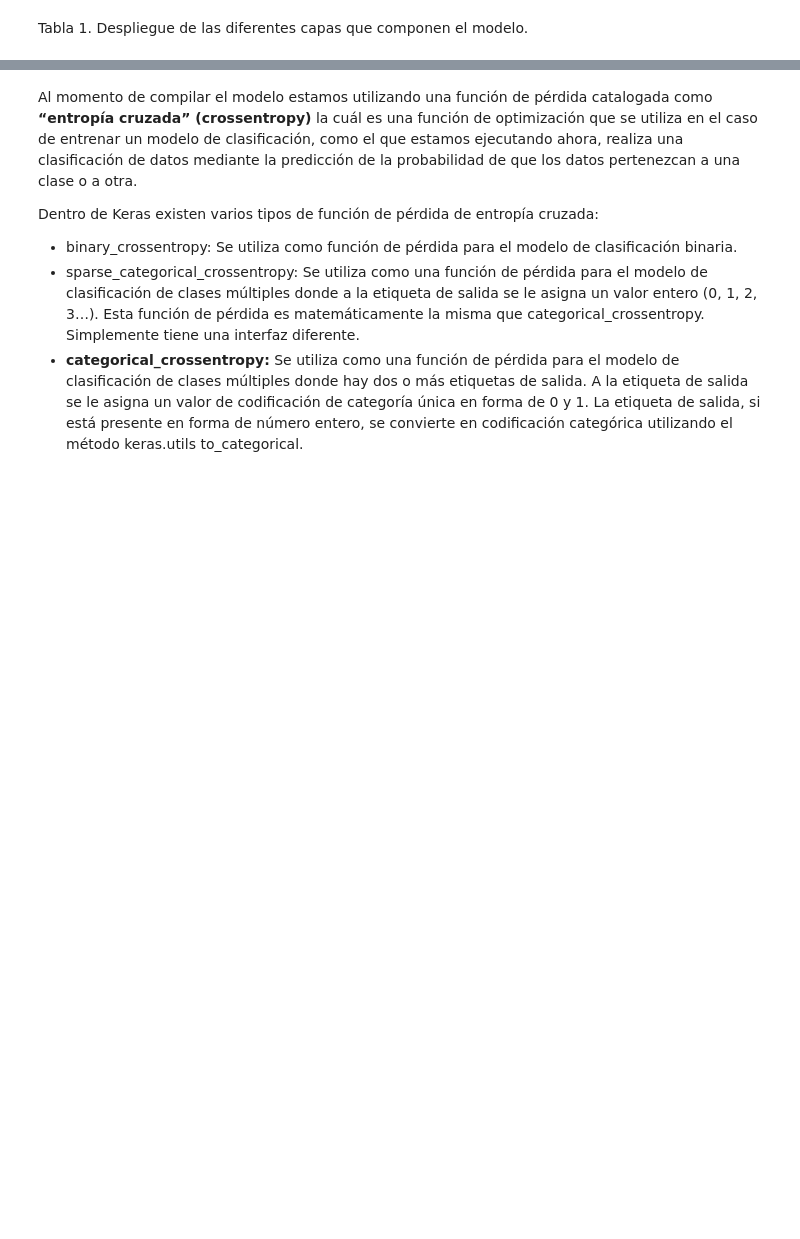
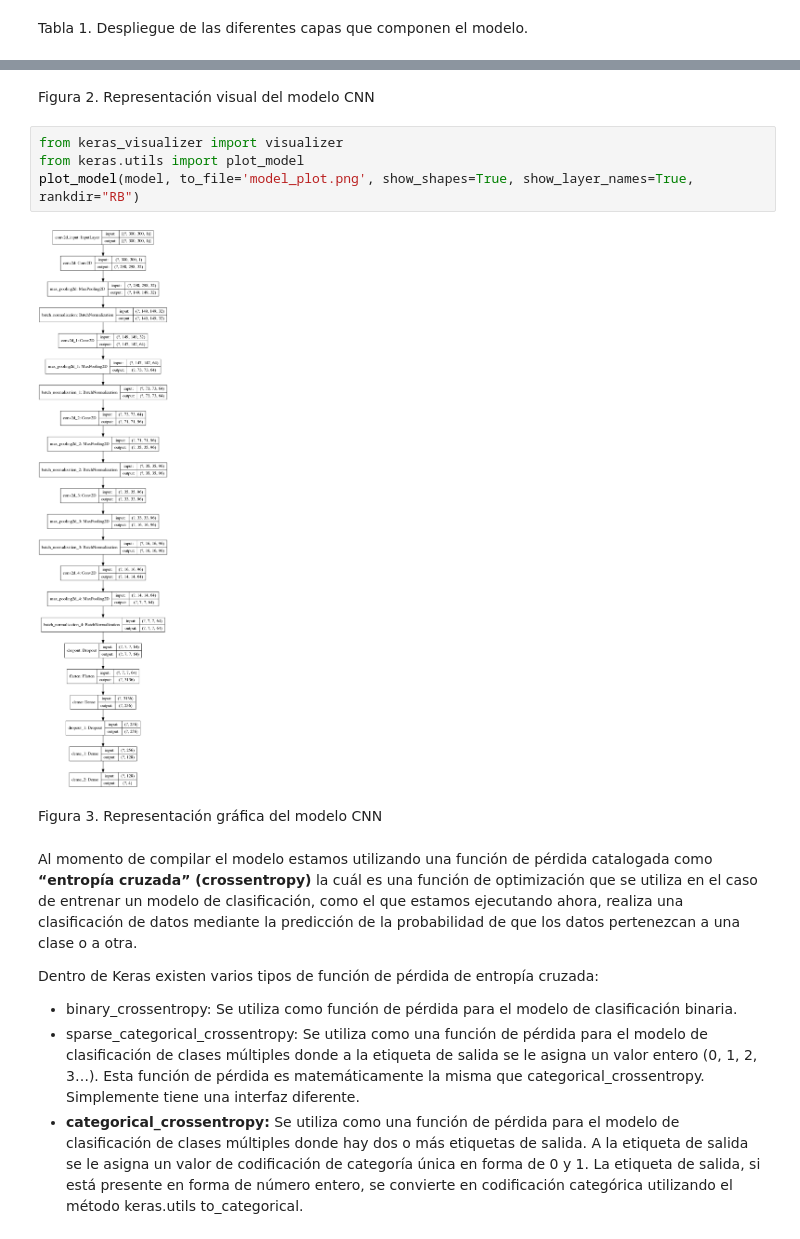
Before and after one commit to gbetanzos/objetos_ia, a Jupyter notebook: code/HAIA - Clasificador de Objetos.ipynb, the cells around one changed output, grey strips where cells are left out. Saved outputs shown, nothing was run; the diff lists cells and outputs as text; blank space fills up the shorter version.

```diff
--- a/code/HAIA - Clasificador de Objetos.ipynb
+++ b/code/HAIA - Clasificador de Objetos.ipynb
@@ -202,3 +207,13 @@ Tabla 1. Despliegue de las diferentes capas que componen el modelo.
+# %% [markdown]
+Figura 2. Representación visual del modelo CNN
+# %%
+from keras_visualizer import visualizer
+from keras.utils import plot_model
+plot_model(model, to_file='model_plot.png', show_shapes=True, show_layer_names=True, rankdir="RB")
+# %% [output]
+[figure, added]
+# %% [markdown]
+Figura 3. Representación gráfica del modelo CNN
 # %% [markdown]
 Al momento de compilar el modelo estamos utilizando una función de pérdida catalogada como **“entropía cruzada” (crossentropy)** la cuál es una función de optimización que se utiliza en el caso de entrenar un modelo de clasificación, como el que estamos ejecutando ahora, realiza una clasificación de datos mediante la predicción de la probabilidad de que los datos pertenezcan a una clase o a otra.
 
```
Also changed, not shown: parts of 7 cells of this notebook.
